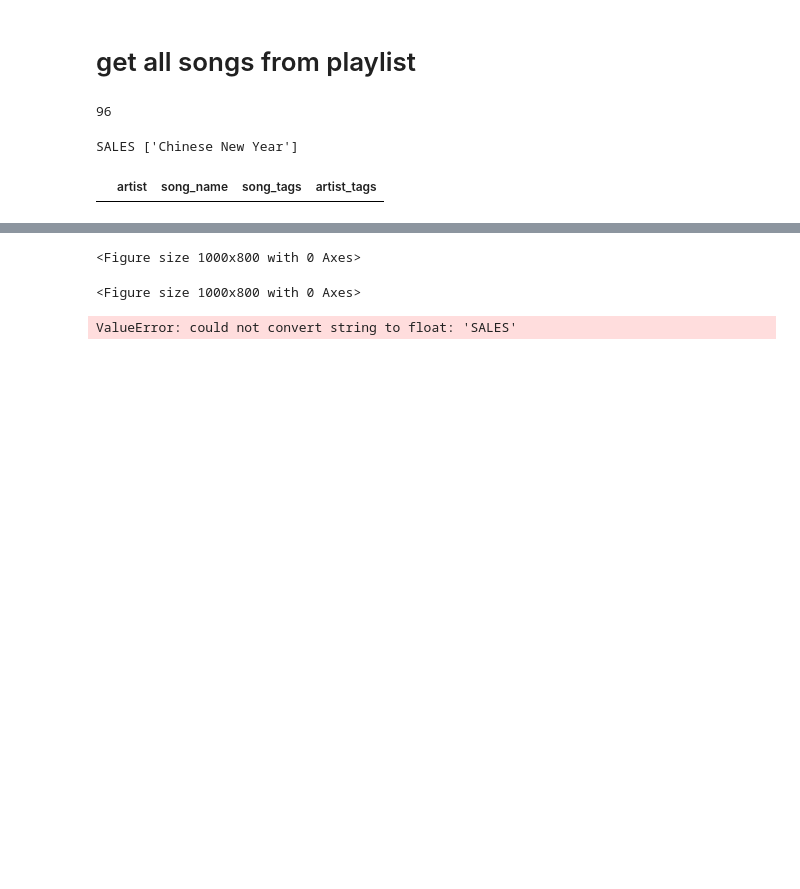
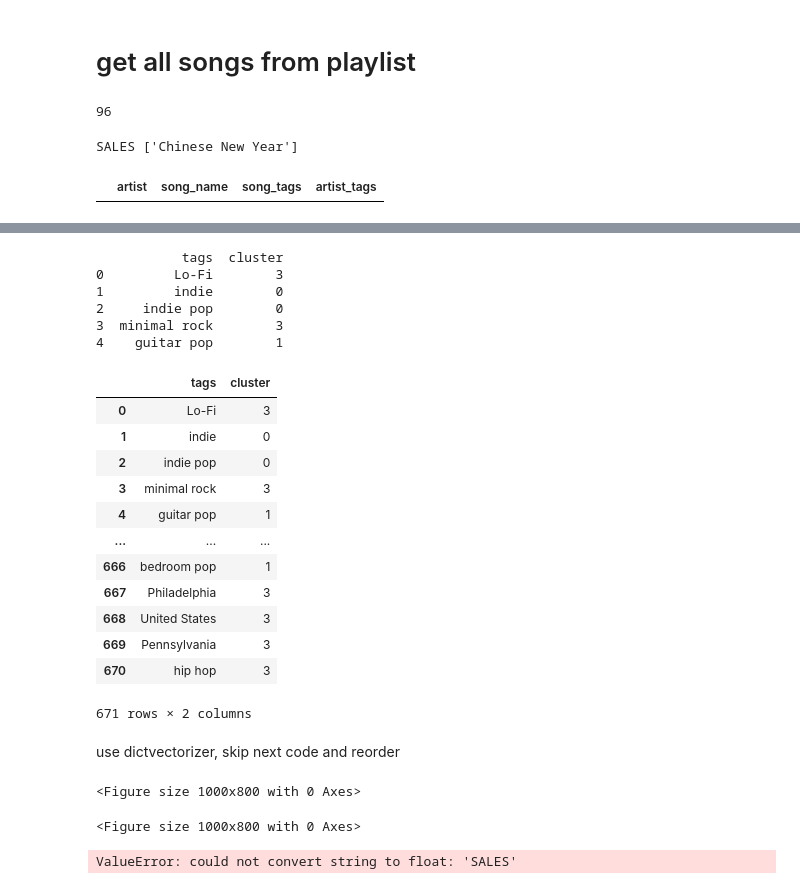
Before and after one commit to carladaza/carladaza.github.io, a Jupyter notebook: song_rec.ipynb, the cells around one changed output, grey strips where cells are left out. Drawn from its saved outputs; the diff is of its cells as text; code cells hidden in the pictures; blank space fills up the shorter version.

```diff
--- a/song_rec.ipynb
+++ b/song_rec.ipynb
@@ -299,3 +378,42 @@ df_artist.tail()
+# %%
+from sklearn.cluster import KMeans
+
+# 1. Define the model (choose number of clusters)
+kmeans = KMeans(n_clusters=5, random_state=42)
+
+# 2. Fit to your DataFrame
+# Passing .values is generally faster than the DataFrame directly
+cluster_labels = kmeans.fit_predict(cluster_data.values)
+
+# 3. Add labels back to original data to visualize or analyze
+# Assuming 'original_documents' is a list of your texts
+df_results = pd.DataFrame({'tags': tags, 'cluster': cluster_labels})
+print(df_results.head())
+# %% [output]
+           tags  cluster
+0         Lo-Fi        3
+1         indie        0
+2     indie pop        0
+3  minimal rock        3
+4    guitar pop        1
+# %%
+df_results
+# %% [output]
+|  | tags | cluster |
+| 0 | Lo-Fi | 3 |
+| 1 | indie | 0 |
+| 2 | indie pop | 0 |
+| 3 | minimal rock | 3 |
+| 4 | guitar pop | 1 |
+| ... | ... | ... |
+| 666 | bedroom pop | 1 |
+| 667 | Philadelphia | 3 |
+| 668 | United States | 3 |
+| 669 | Pennsylvania | 3 |
+| 670 | hip hop | 3 |
+671 rows × 2 columns
+# %% [markdown]
+use dictvectorizer, skip next code and reorder
 # %%
 # G = nx.Graph()
 # %%
```
Also changed, not shown: parts of 30 cells of this notebook, 5 other files.
